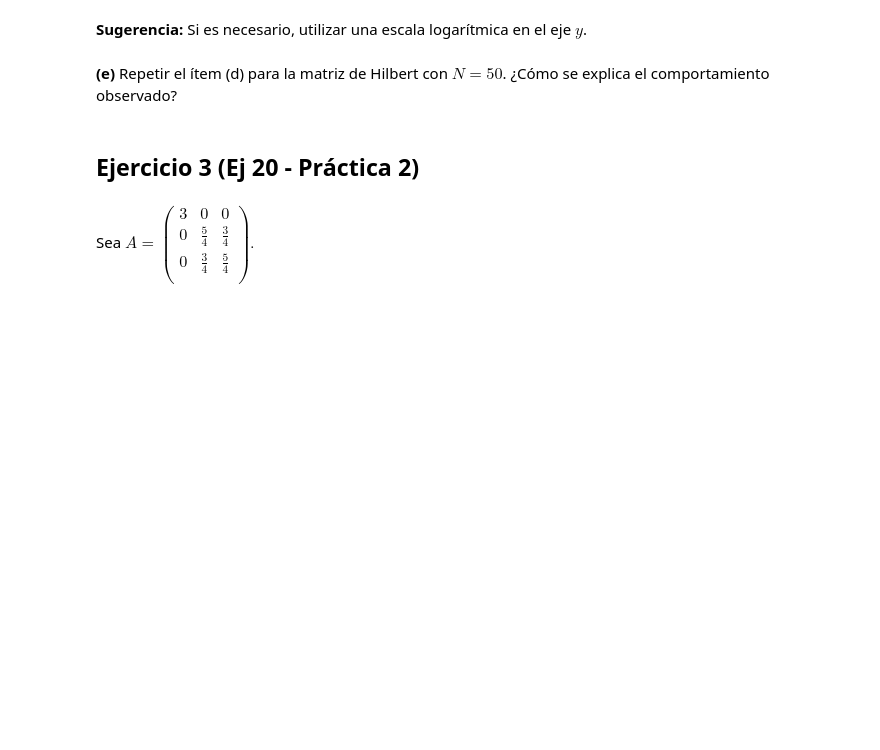
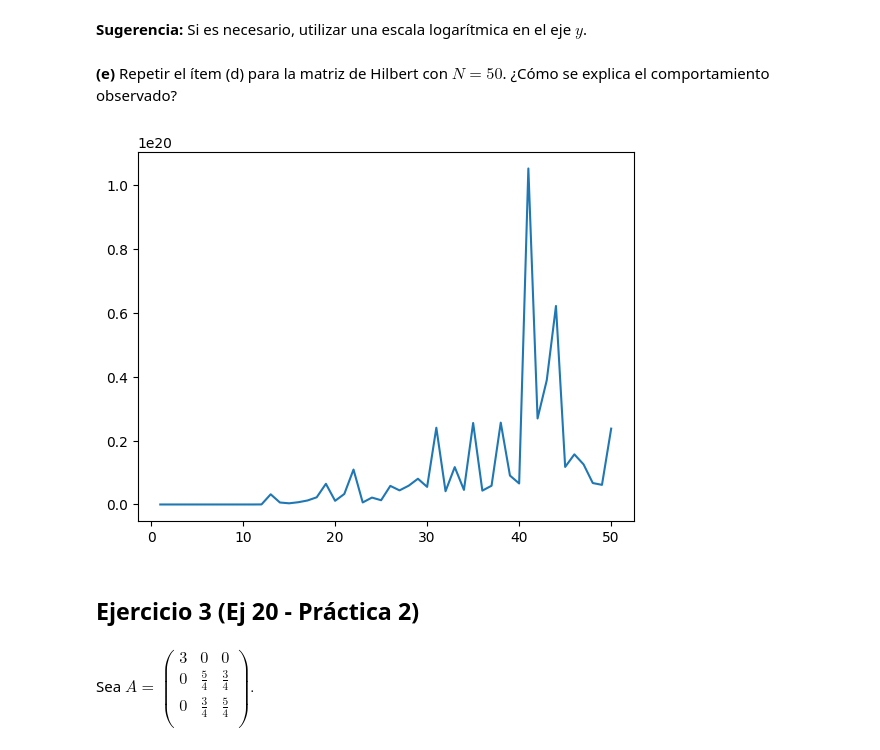
Before and after one commit to agusruss0/ALC-2C-2024, a Jupyter notebook: Laboratorio/clase 3/labo04_nro_de_condicion.ipynb, the cells around one changed output. Drawn from its saved outputs; the diff is of its cells as text; code cells hidden in the pictures; blank space fills up the shorter version.

```diff
--- a/Laboratorio/clase 3/labo04_nro_de_condicion.ipynb
+++ b/Laboratorio/clase 3/labo04_nro_de_condicion.ipynb
@@ -202,3 +201,11 @@ plt.show()
+# %%
+x= [x for x in range(1,51)]
+H_y = vector_condicion(matriz_H(50), 50)
+
+plt.plot(x, H_y)
+plt.show()
+# %% [output]
+[figure, added]
 # %% [markdown]
 ## Ejercicio 3 (Ej 20 - Práctica 2)
 # %% [markdown]
```
Also changed, not shown: parts of 4 cells of this notebook, 2 other files.
